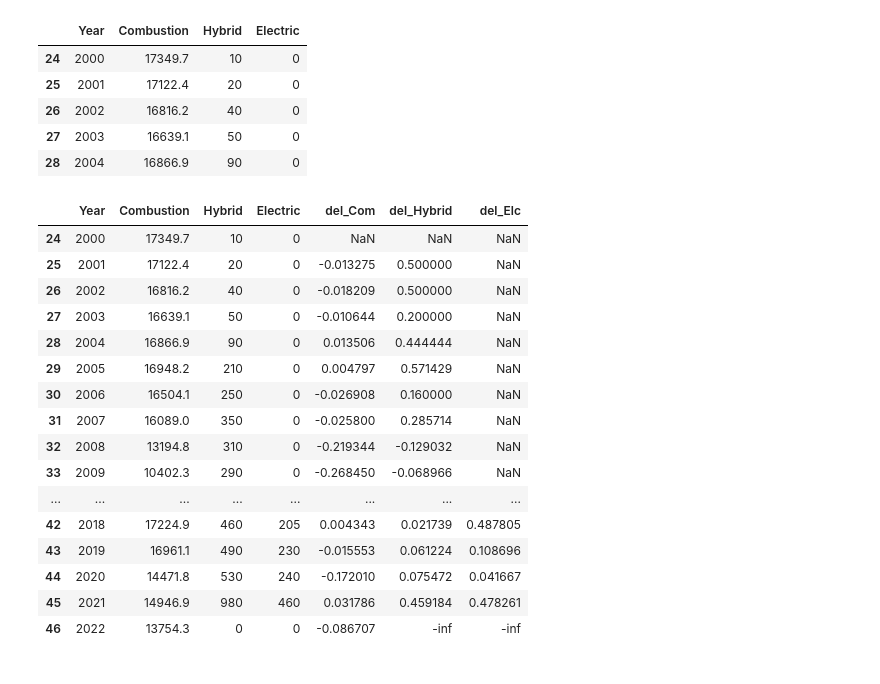
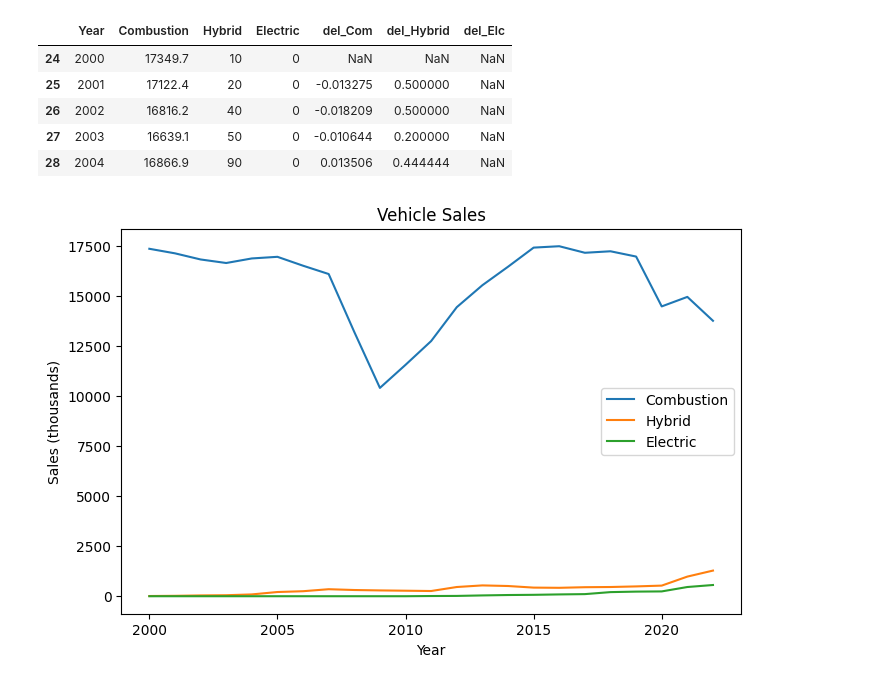
Before and after one commit to binDebug3/EVAdoption, a Jupyter notebook: verification.ipynb, the cells around one changed output. Drawn from its saved outputs; the diff is of its cells as text; code cells hidden in the pictures.

```diff
--- a/verification.ipynb
+++ b/verification.ipynb
@@ -7,21 +8,21 @@ sales = sales.loc[sales['Year'] <= 2023]
 # %%
 # add values for hybrid sales to these values
 # https://www.bts.gov/content/gasoline-hybrid-and-electric-vehicle-sales
-hybrid = pd.Series([10, 20, 40, 50, 90, 210, 250, 350, 310, 290, 275, 260, 460, 540, 510, 430, 420, 450, 460, 490, 530, 980, 0])
+hybrid = pd.Series([10, 20, 40, 50, 90, 210, 250, 350, 310, 290, 275, 260, 460, 540, 510, 430, 420, 450, 460, 490, 530, 980, 1280])
 sales['Hybrid'] = hybrid.values
 
 # add a column for electric sales
-electric = pd.Series([0, 0, 0, 0, 0, 0, 0, 0, 0, 0, 0, 10, 15, 40, 60, 70, 90, 105, 205, 230, 240, 460, 0])
+electric = pd.Series([0, 0, 0, 0, 0, 0, 0, 0, 0, 0, 0, 10, 15, 40, 60, 70, 90, 105, 205, 230, 240, 460, 560])
 sales["Electric"] = electric.values
 
 sales.head()
 # %% [output]
-|  | Year | Combustion | Hybrid | Electric |
-| 24 | 2000 | 17349.7 | 10 | 0 |
-| 25 | 2001 | 17122.4 | 20 | 0 |
-| 26 | 2002 | 16816.2 | 40 | 0 |
-| 27 | 2003 | 16639.1 | 50 | 0 |
-| 28 | 2004 | 16866.9 | 90 | 0 |
+|  | Year | Combustion | Hybrid | Electric | del_Com | del_Hybrid | del_Elc |
+| 24 | 2000 | 17349.7 | 10 | 0 | NaN | NaN | NaN |
+| 25 | 2001 | 17122.4 | 20 | 0 | -0.013275 | 0.500000 | NaN |
+| 26 | 2002 | 16816.2 | 40 | 0 | -0.018209 | 0.500000 | NaN |
+| 27 | 2003 | 16639.1 | 50 | 0 | -0.010644 | 0.200000 | NaN |
+| 28 | 2004 | 16866.9 | 90 | 0 | 0.013506 | 0.444444 | NaN |
 # %%
 # what is the average change percentage for each year?
 change = sales['Combustion'].diff() / sales['Combustion']
@@ -30,22 +31,16 @@ change = sales['Hybrid'].diff() / sales['Hybrid']
 sales['del_Hybrid'] = change.values
 change = sales['Electric'].diff() / sales['Electric']
 sales['del_Elc'] = change.values
-sales.head(24)
+
+# plot sales data
+plt.figure(figsize=(8, 5))
+plt.plot(sales['Year'], sales['Combustion'], label='Combustion')
+plt.plot(sales['Year'], sales['Hybrid'], label='Hybrid')
+plt.plot(sales['Year'], sales['Electric'], label='Electric')
+plt.xlabel('Year')
+plt.ylabel('Sales (thousands)')
+plt.title('Vehicle Sales')
+plt.legend()
+plt.show()
 # %% [output]
-|  | Year | Combustion | Hybrid | Electric | del_Com | del_Hybrid | del_Elc |
-| 24 | 2000 | 17349.7 | 10 | 0 | NaN | NaN | NaN |
-| 25 | 2001 | 17122.4 | 20 | 0 | -0.013275 | 0.500000 | NaN |
-| 26 | 2002 | 16816.2 | 40 | 0 | -0.018209 | 0.500000 | NaN |
-| 27 | 2003 | 16639.1 | 50 | 0 | -0.010644 | 0.200000 | NaN |
-| 28 | 2004 | 16866.9 | 90 | 0 | 0.013506 | 0.444444 | NaN |
-| 29 | 2005 | 16948.2 | 210 | 0 | 0.004797 | 0.571429 | NaN |
-| 30 | 2006 | 16504.1 | 250 | 0 | -0.026908 | 0.160000 | NaN |
-| 31 | 2007 | 16089.0 | 350 | 0 | -0.025800 | 0.285714 | NaN |
-| 32 | 2008 | 13194.8 | 310 | 0 | -0.219344 | -0.129032 | NaN |
-| 33 | 2009 | 10402.3 | 290 | 0 | -0.268450 | -0.068966 | NaN |
-| ... | ... | ... | ... | ... | ... | ... | ... |
-| 42 | 2018 | 17224.9 | 460 | 205 | 0.004343 | 0.021739 | 0.487805 |
-| 43 | 2019 | 16961.1 | 490 | 230 | -0.015553 | 0.061224 | 0.108696 |
-| 44 | 2020 | 14471.8 | 530 | 240 | -0.172010 | 0.075472 | 0.041667 |
-| 45 | 2021 | 14946.9 | 980 | 460 | 0.031786 | 0.459184 | 0.478261 |
-| 46 | 2022 | 13754.3 | 0 | 0 | -0.086707 | -inf | -inf |
+[figure, added]
```
Also changed, not shown: parts of 2 cells of this notebook, 1 other file.
